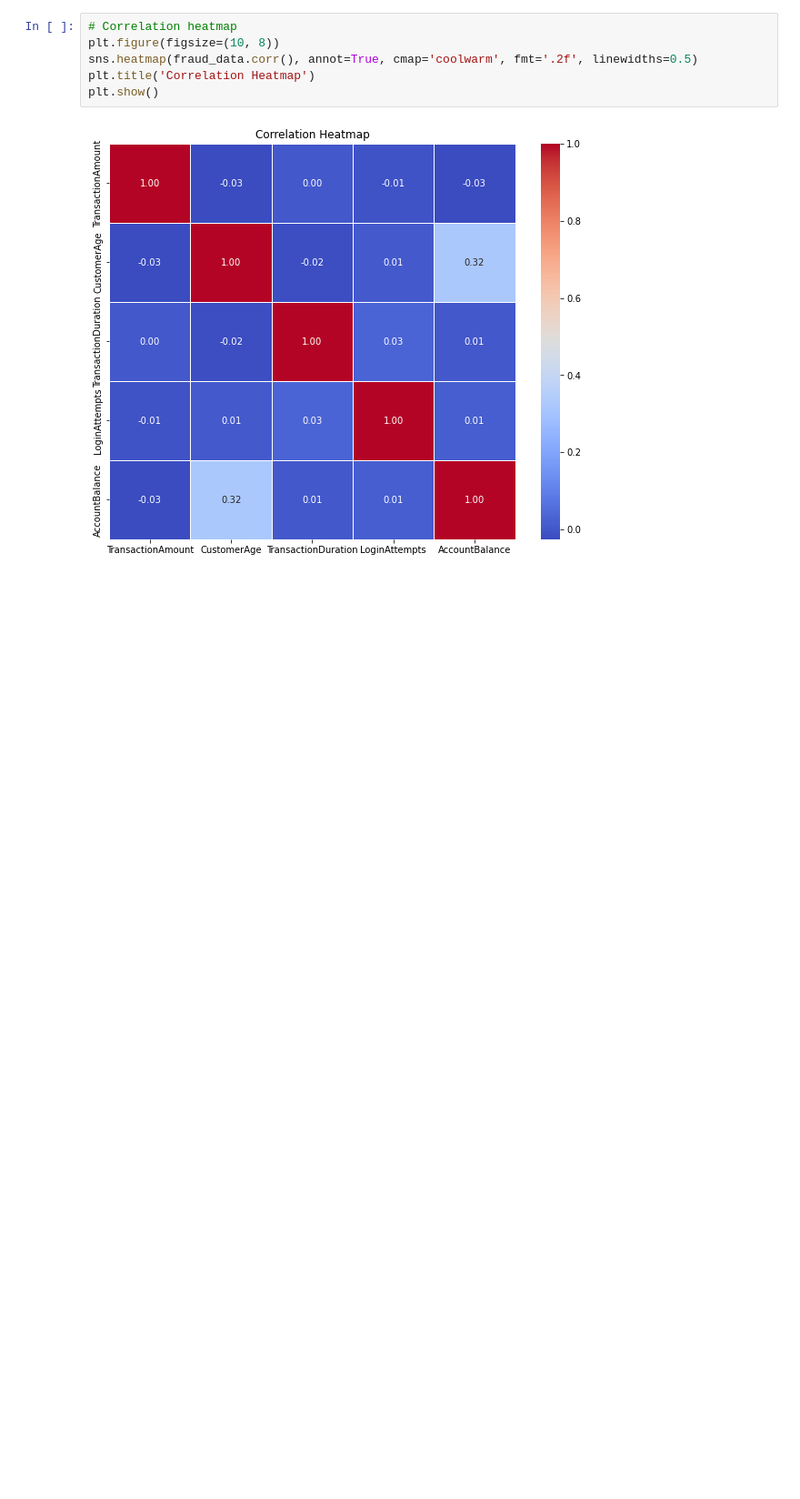
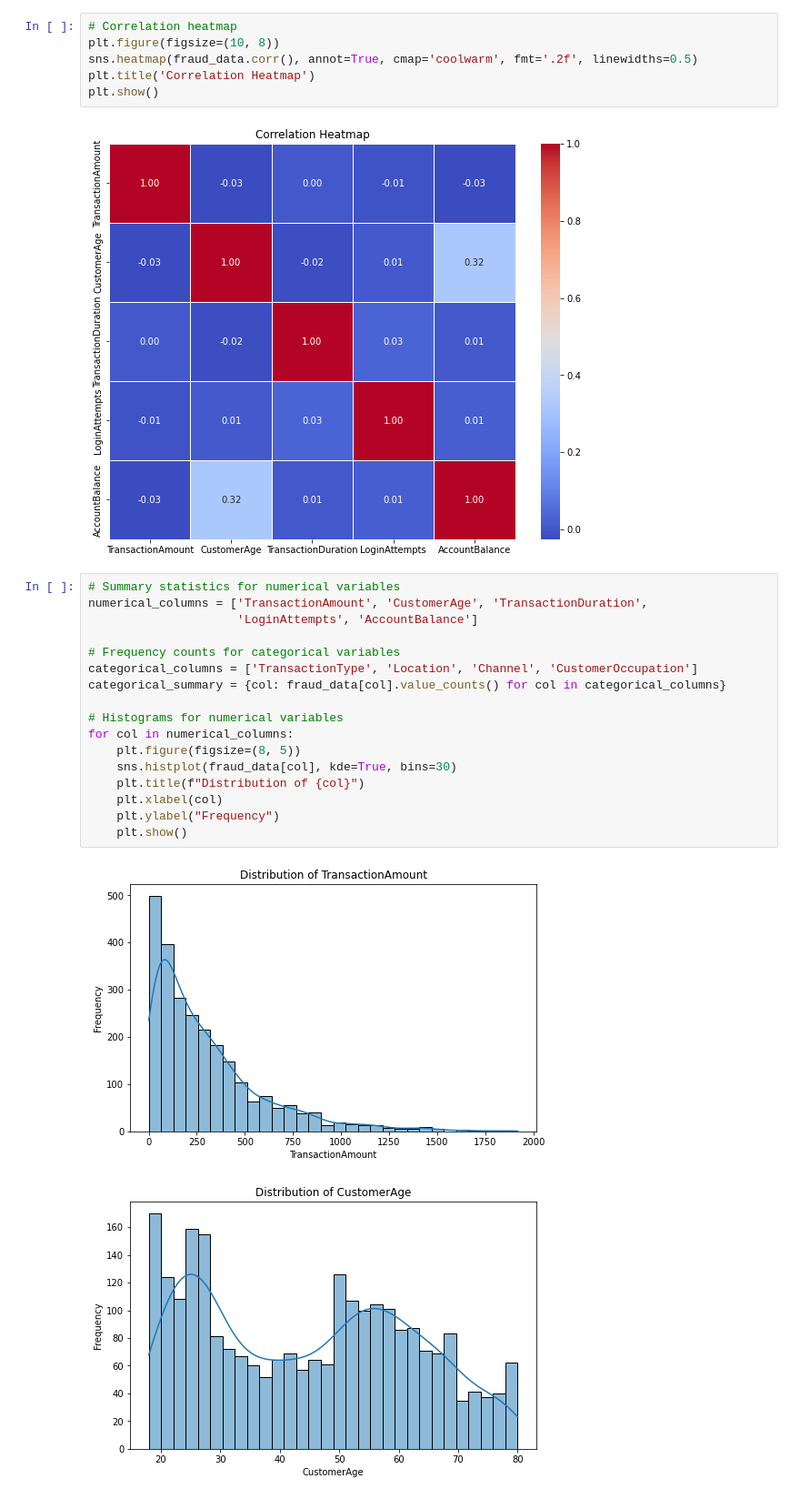
Before and after one commit to RichelCode/Fraud-Detection-Prediction, a Jupyter notebook: Fraud Detection Prediction.ipynb, the cells around one changed output. Shown at 91% size. Saved outputs shown, nothing was run; the diff lists cells and outputs as text; blank space fills up the shorter version.

Commit message:
Exploratory Data Analysis

```diff
--- a/Fraud Detection Prediction.ipynb
+++ b/Fraud Detection Prediction.ipynb
@@ -100,3 +89,23 @@ plt.title('Correlation Heatmap')
 plt.show()
 # %% [output]
 [figure]
+# %%
+# Summary statistics for numerical variables
+numerical_columns = ['TransactionAmount', 'CustomerAge', 'TransactionDuration',
+                     'LoginAttempts', 'AccountBalance']
+
+# Frequency counts for categorical variables
+categorical_columns = ['TransactionType', 'Location', 'Channel', 'CustomerOccupation']
+categorical_summary = {col: fraud_data[col].value_counts() for col in categorical_columns}
+
+# Histograms for numerical variables
+for col in numerical_columns:
+    plt.figure(figsize=(8, 5))
+    sns.histplot(fraud_data[col], kde=True, bins=30)
+    plt.title(f"Distribution of {col}")
+    plt.xlabel(col)
+    plt.ylabel("Frequency")
+    plt.show()
+# %% [output]
+[figure, added]
+[figure, added]
```
Also changed, not shown: parts of 4 cells of this notebook.
